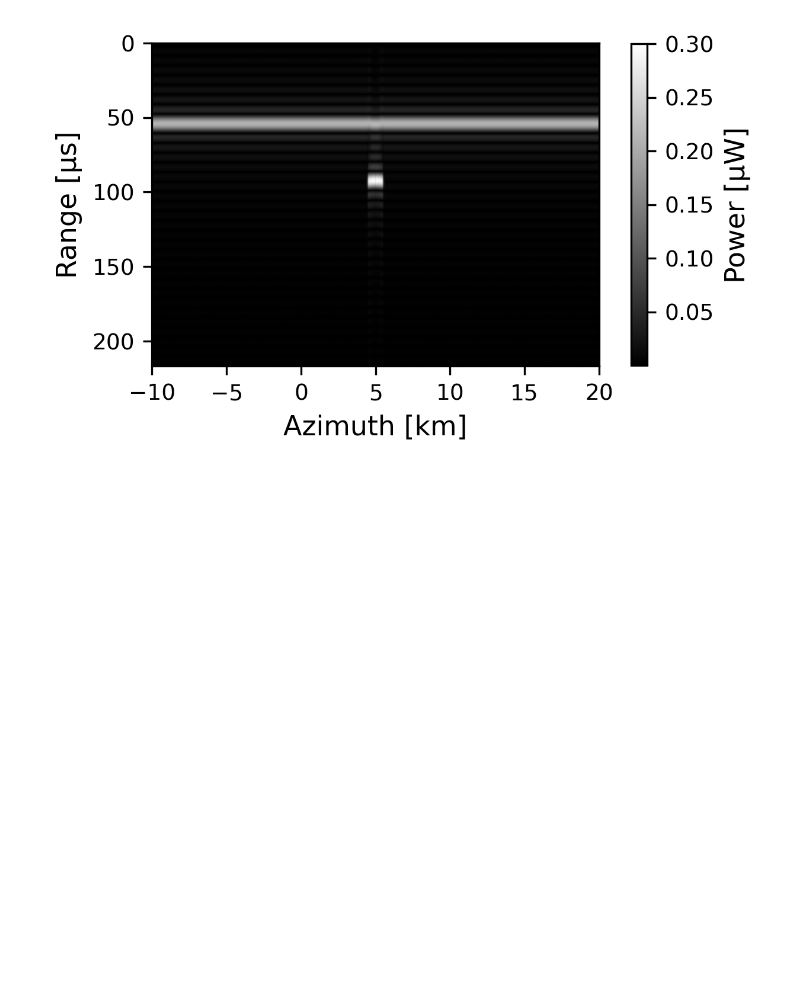
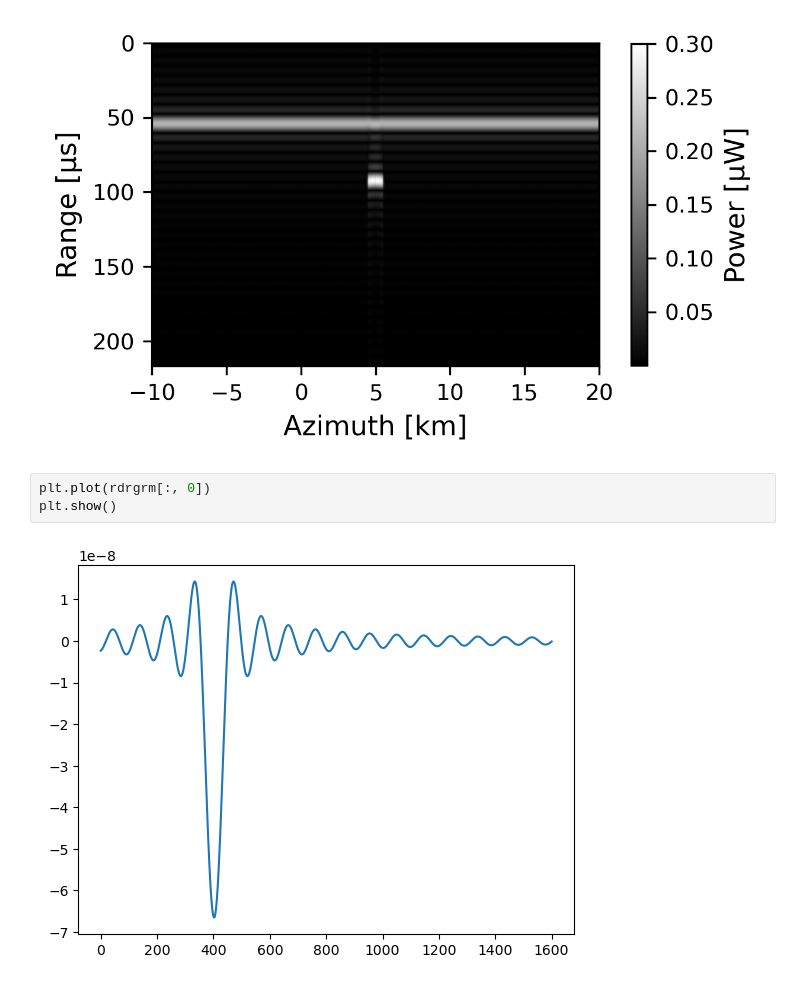
Before and after one commit to Nacnud04/EuropaRaypaths, a Jupyter notebook: examples/aperture/NarrowAperture.ipynb, the cells around one changed output. Cells and saved outputs as stored; diff of their text form; blank space fills up the shorter version.

```diff
--- a/examples/aperture/NarrowAperture.ipynb
+++ b/examples/aperture/NarrowAperture.ipynb
@@ -65,3 +65,8 @@ plt.show()
 plt.close()
 # %% [output]
 [figure]
+# %%
+plt.plot(rdrgrm[:, 0])
+plt.show()
+# %% [output]
+[figure, added]
```
Also changed, not shown: 11 other files.
